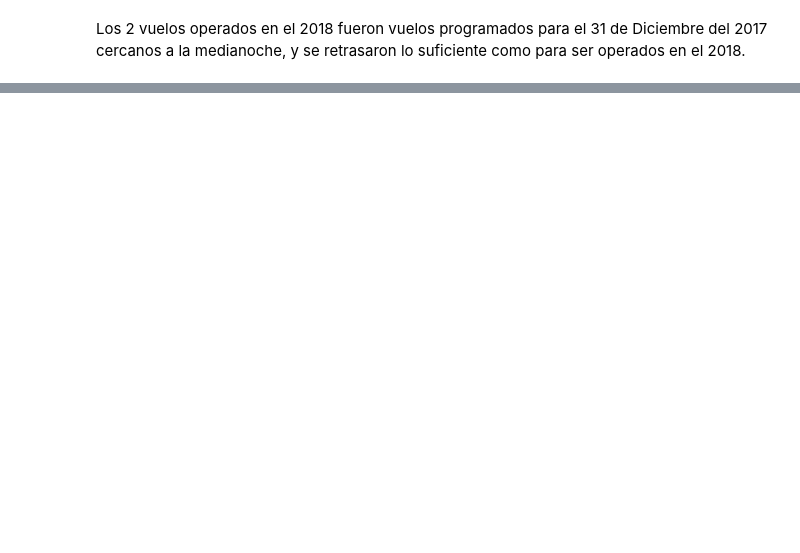
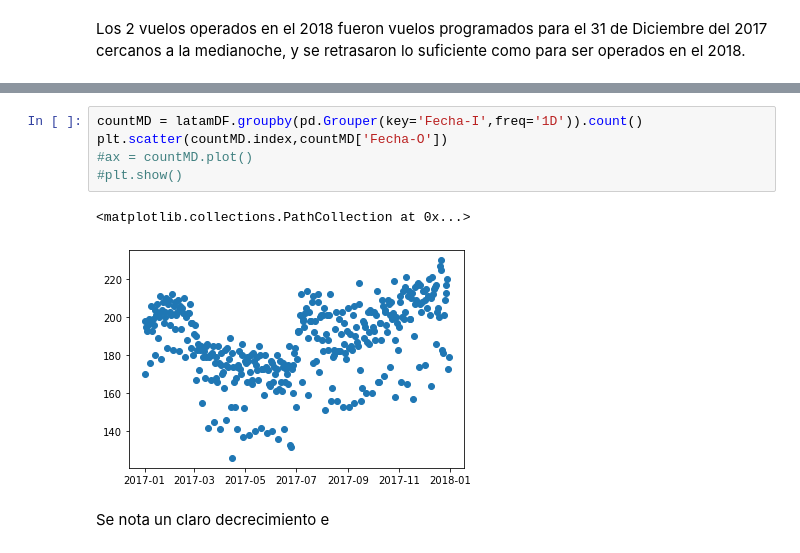
Before and after one commit to AndresFrancoG/desafioDSLatam, a Jupyter notebook: solution.ipynb, the cells around one changed output, grey strips where cells are left out. Cells and saved outputs as stored; diff of their text form; blank space fills up the shorter version.

```diff
--- a/solution.ipynb
+++ b/solution.ipynb
@@ -78,0 +81,10 @@ Name: Fecha-O, Length: 365, dtype: int64
+# %%
+countMD = latamDF.groupby(pd.Grouper(key='Fecha-I',freq='1D')).count()
+plt.scatter(countMD.index,countMD['Fecha-O'])
+#ax = countMD.plot()
+#plt.show()
+# %% [output]
+<matplotlib.collections.PathCollection at 0x...>
+[figure, added]
+# %% [markdown]
+Se nota un claro decrecimiento e
```
Also changed, not shown: parts of 2 cells of this notebook.
